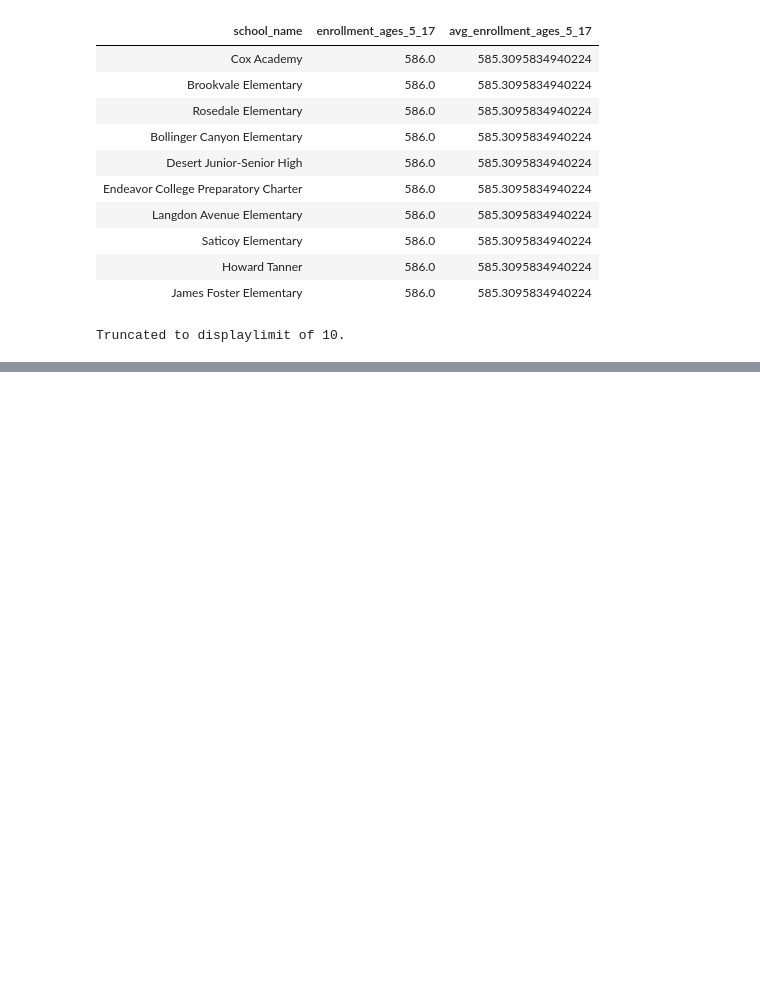
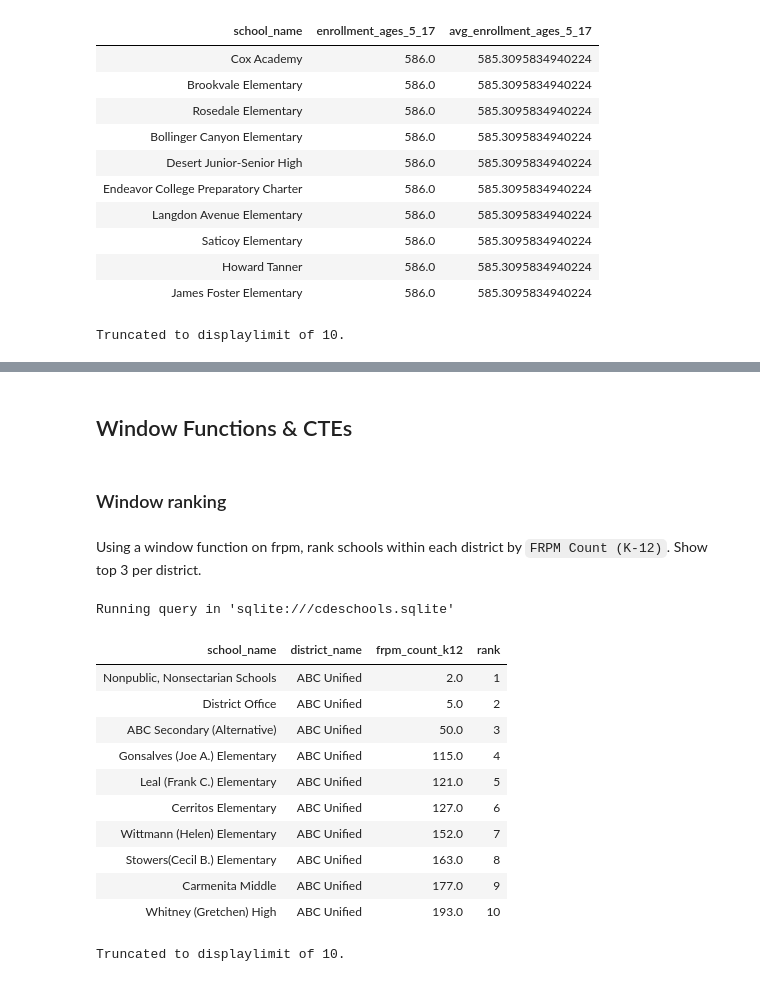
Before and after one commit to pedro-leitao/sql-practice, a Jupyter notebook: practice.ipynb, the cells around one changed output, grey strips where cells are left out. Saved outputs shown, nothing was run; the diff lists cells and outputs as text; code cells hidden in the pictures; blank space fills up the shorter version.

```diff
--- a/practice.ipynb
+++ b/practice.ipynb
@@ -461,0 +535,29 @@ Truncated to displaylimit of 10.
+# %% [markdown]
+## Window Functions & CTEs
+# %% [markdown]
+### Window ranking
+# %% [markdown]
+Using a window function on frpm, rank schools within each district by `FRPM Count (K-12)`. Show top 3 per district.
+# %%
+%%sql
+SELECT
+    "School Name" AS school_name,
+    "District Name" AS district_name,
+    "FRPM Count (K-12)" AS frpm_count_k12,
+    RANK() OVER (PARTITION BY "District Name" ORDER BY "FRPM Count (K-12)") AS rank
+FROM frpm
+WHERE school_name IS NOT NULL;
+# %% [output]
+Running query in 'sqlite:///cdeschools.sqlite'
+| school_name | district_name | frpm_count_k12 | rank |
+| Nonpublic, Nonsectarian Schools | ABC Unified | 2.0 | 1 |
+| District Office | ABC Unified | 5.0 | 2 |
+| ABC Secondary (Alternative) | ABC Unified | 50.0 | 3 |
+| Gonsalves (Joe A.) Elementary | ABC Unified | 115.0 | 4 |
+| Leal (Frank C.) Elementary | ABC Unified | 121.0 | 5 |
+| Cerritos Elementary | ABC Unified | 127.0 | 6 |
+| Wittmann (Helen) Elementary | ABC Unified | 152.0 | 7 |
+| Stowers(Cecil B.) Elementary | ABC Unified | 163.0 | 8 |
+| Carmenita Middle | ABC Unified | 177.0 | 9 |
+| Whitney (Gretchen) High | ABC Unified | 193.0 | 10 |
+Truncated to displaylimit of 10.
```
Also changed, not shown: parts of 25 cells of this notebook.
